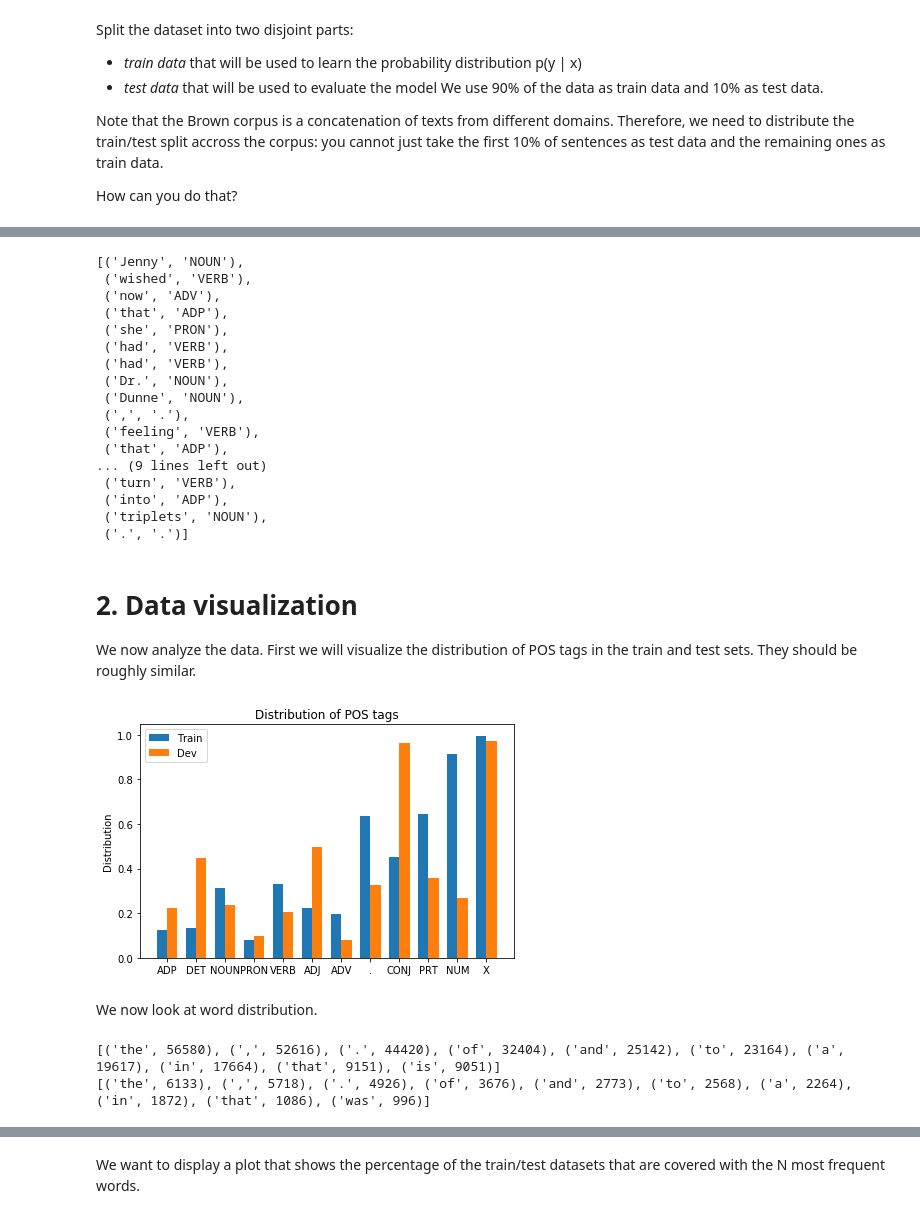
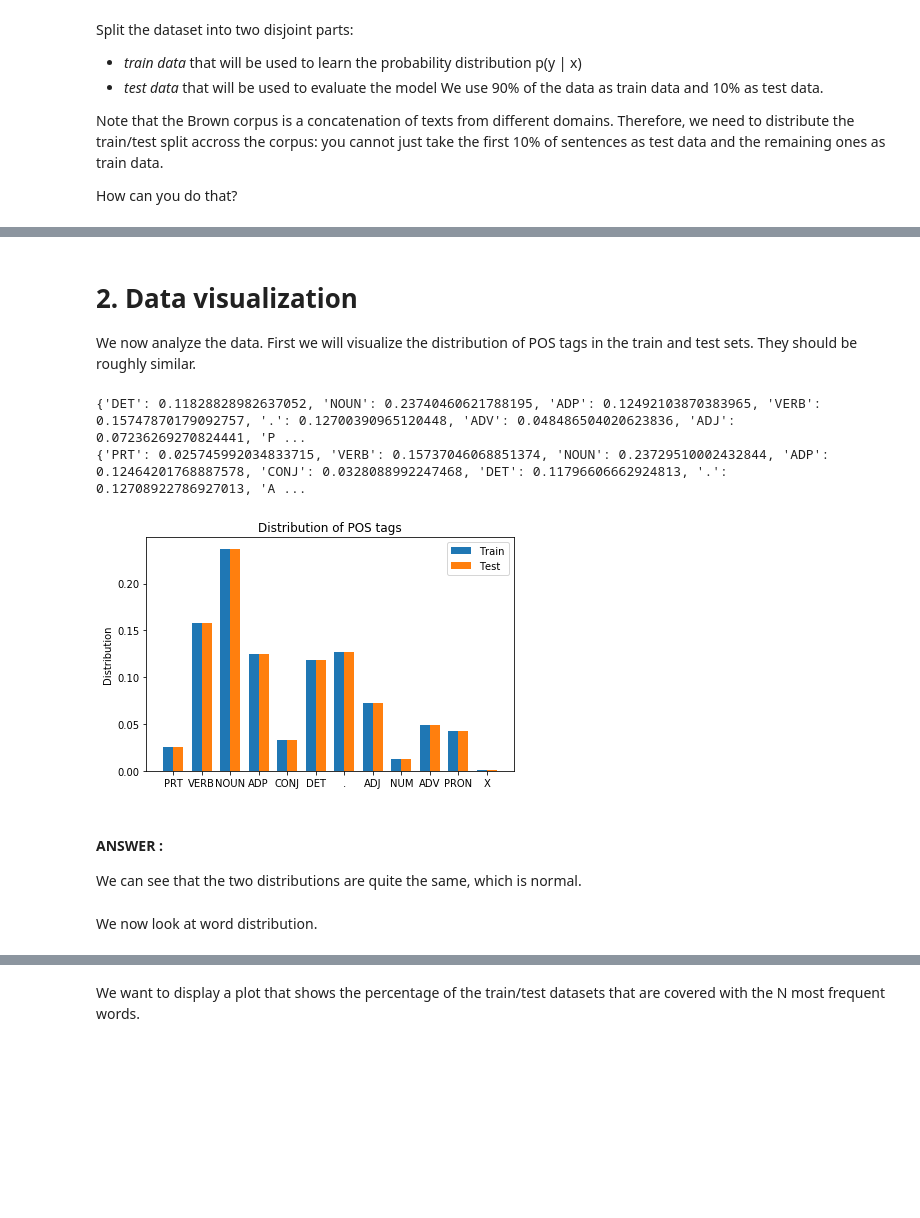
Before and after one commit to FlorianBertelli/M2_AIC, a Jupyter notebook: LargeScaleInference/TP1.ipynb, the cells around one changed output, grey strips where cells are left out. Saved outputs shown, nothing was run; the diff lists cells and outputs as text; code cells hidden in the pictures; blank space fills up the shorter version.

```diff
--- a/LargeScaleInference/TP1.ipynb
+++ b/LargeScaleInference/TP1.ipynb
@@ -91,10 +98,5 @@ How can you do that?
 # %%
-train_data = []
-test_data = []
-
-from sklearn.model_selection import train_test_split
-
-train_data , test_data = train_test_split(brown_data, test_size= 0.1 )
+train_data, test_data = train_test_split(brown_data, test_size=0.1, random_state =3)
 # %%
 print("Size of the train data: %i" % len(train_data))
 print("Size of the test data: %i" % len(test_data))
@@ -104,23 +108,3 @@ Size of the test data: 5734
-# %%
-test_data[0]
-# %% [output]
-[('Jenny', 'NOUN'),
- ('wished', 'VERB'),
- ('now', 'ADV'),
- ('that', 'ADP'),
- ('she', 'PRON'),
- ('had', 'VERB'),
- ('had', 'VERB'),
- ('Dr.', 'NOUN'),
- ('Dunne', 'NOUN'),
- (',', '.'),
- ('feeling', 'VERB'),
- ('that', 'ADP'),
-... (9 lines left out)
- ('turn', 'VERB'),
- ('into', 'ADP'),
- ('triplets', 'NOUN'),
- ('.', '.')]
 # %% [markdown]
 # 2. Data visualization
 
@@ -131,50 +115,66 @@ We now analyze the data. First we will visualize the distribution of POS tags in
 # Output:
 # a dictionnary where each key is a POS tag and the associated value is its frequency in the dataset
 def compute_pos_distribution(data):
+    #Creating the dict
     dic = {}
+    i=0
+
+    #For each sentence
     for s in data:
+        # If we meet a new tag, create a key corresponding to it, if we already met it, just add one to its value
         for _,t in s:
+            i+=1
             if t in dic:
                 dic[t]+=1
             else:
                 dic[t]=1
+    #Diviving the number of occurences by the total number of words to get the frequency
     for k in dic:
-        dic[k]/=sum(dic.values())
-    return(dic)
+        dic[k]/=i
+    return dic
 # %%
 test_pos_distribution = compute_pos_distribution(test_data)
 train_pos_distribution = compute_pos_distribution(train_data)
+# %%
+print(test_pos_distribution)
+print(train_pos_distribution)
+# %% [output]
+{'DET': 0.11828828982637052, 'NOUN': 0.23740460621788195, 'ADP': 0.12492103870383965, 'VERB': 0.15747870179092757, '.': 0.12700390965120448, 'ADV': 0.048486504020623836, 'ADJ': 0.07236269270824441, 'P ...
+{'PRT': 0.025745992034833715, 'VERB': 0.15737046068851374, 'NOUN': 0.23729510002432844, 'ADP': 0.12464201768887578, 'CONJ': 0.0328088992247468, 'DET': 0.11796606662924813, '.': 0.12708922786927013, 'A ...
 # %%
 # Display the distribution of POS tags in the train and dev sets.
 # This code is an adaptation of:
 # https://matplotlib.org/3.1.1/gallery/lines_bars_and_markers/barchart.html#sphx-glr-gallery-lines-bars-and-markers-barchart-py
 
 # built the list of tags (categories)
 labels = list(train_pos_distribution.keys())
 
 # built the lists of category distributions for the 2 datasets
 train_probs = [train_pos_distribution[k] for k in labels]
 test_probs = [test_pos_distribution[k] for k in labels]
 
 x = np.arange(len(labels))  # the label locations
 width = 0.35  # the width of the bars
 
 fig, ax = plt.subplots()
 rects1 = ax.bar(x - width/2, train_probs, width, label='Train')
-rects2 = ax.bar(x + width/2, test_probs, width, label='Dev')
+rects2 = ax.bar(x + width/2, test_probs, width, label='Test')
 
 # Add some text for labels, title and custom x-axis tick labels, etc.
 ax.set_ylabel('Distribution')
 ax.set_title('Distribution of POS tags')
 ax.set_xticks(x)
 ax.set_xticklabels(labels)
 ax.legend()
 
 fig.tight_layout()
 
 plt.show()
 # %% [output]
-[figure, old version]
+[figure, new version]
+# %% [markdown]
+#### ANSWER :
+We can see that the two distributions are quite the same, which is normal.
 # %% [markdown]
 We now look at word distribution.
 # %%
@@ -197,14 +194,8 @@ test_word_counts = compute_word_counts(test_data)
 # %%
-import operator
-
-sorted_train_word_counts = sorted(train_word_counts.items(), key=operator.itemgetter(1), reverse=True)
-print(sorted_train_word_counts[:10])
-
-sorted_test_word_counts = sorted(test_word_counts.items(), key=operator.itemgetter(1), reverse=True)
-print(sorted_test_word_counts[:10])
+train_word_count = compute_word_counts(train_data)
+test_word_count = compute_word_counts(test_data)
+sorted_train_word_count = sorted(train_word_count.items(), key = operator.itemgetter(1), reverse=True)
+sorted_test_word_count = sorted(test_word_count.items(), key = operator.itemgetter(1), reverse=True)
-# %% [output]
-[('the', 56580), (',', 52616), ('.', 44420), ('of', 32404), ('and', 25142), ('to', 23164), ('a', 19617), ('in', 17664), ('that', 9151), ('is', 9051)]
-[('the', 6133), (',', 5718), ('.', 4926), ('of', 3676), ('and', 2773), ('to', 2568), ('a', 2264), ('in', 1872), ('that', 1086), ('was', 996)]
 # %%
 # Input:
 # - data: a dataset
```
Also changed, not shown: parts of 26 cells of this notebook.
